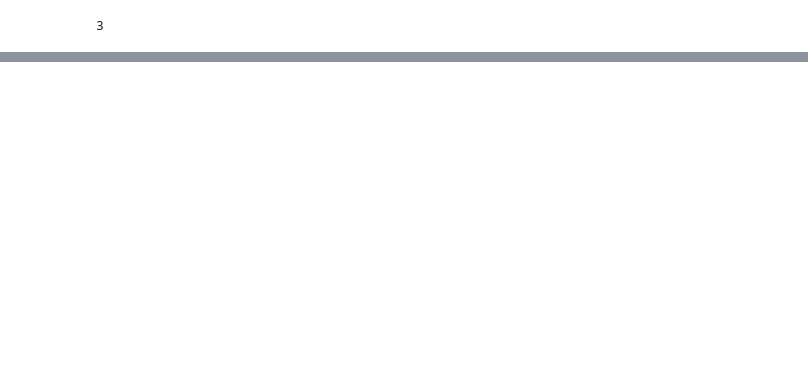
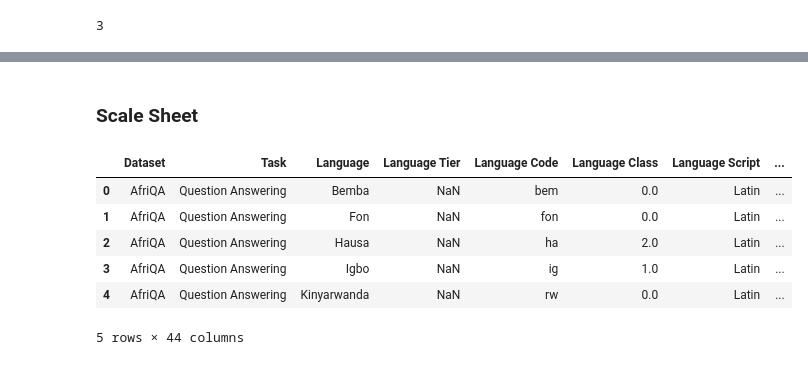
Before and after one commit to microsoft/MEGAVERSE, a Jupyter notebook: MEGANotebooks/compile_results.ipynb, the cells around one changed output, grey strips where cells are left out. Saved outputs shown, nothing was run; the diff lists cells and outputs as text; code cells hidden in the pictures; blank space fills up the shorter version.

```diff
--- a/MEGANotebooks/compile_results.ipynb
+++ b/MEGANotebooks/compile_results.ipynb
@@ -95,3 +128,16 @@ for i in range(1, len(final_output)):
 final_dataframe.to_csv("results.csv", index=False)
 # %%
 final_dataframe.to_excel("results.xlsx", index=False)
+# %% [markdown]
+### Scale Sheet
+# %%
+megav3 = pd.read_excel("MEGA_list_of_languages 3.xlsx")
+megav3.head()
+# %% [output]
+|  | Dataset | Task | Language | Language Tier | Language Code | Language Class | Language Script | ... |
+| 0 | AfriQA | Question Answering | Bemba | NaN | bem | 0.0 | Latin | ... |
+| 1 | AfriQA | Question Answering | Fon | NaN | fon | 0.0 | Latin | ... |
+| 2 | AfriQA | Question Answering | Hausa | NaN | ha | 2.0 | Latin | ... |
+| 3 | AfriQA | Question Answering | Igbo | NaN | ig | 1.0 | Latin | ... |
+| 4 | AfriQA | Question Answering | Kinyarwanda | NaN | rw | 0.0 | Latin | ... |
+5 rows × 44 columns
```
Also changed, not shown: parts of 16 cells of this notebook, 7 other files.
